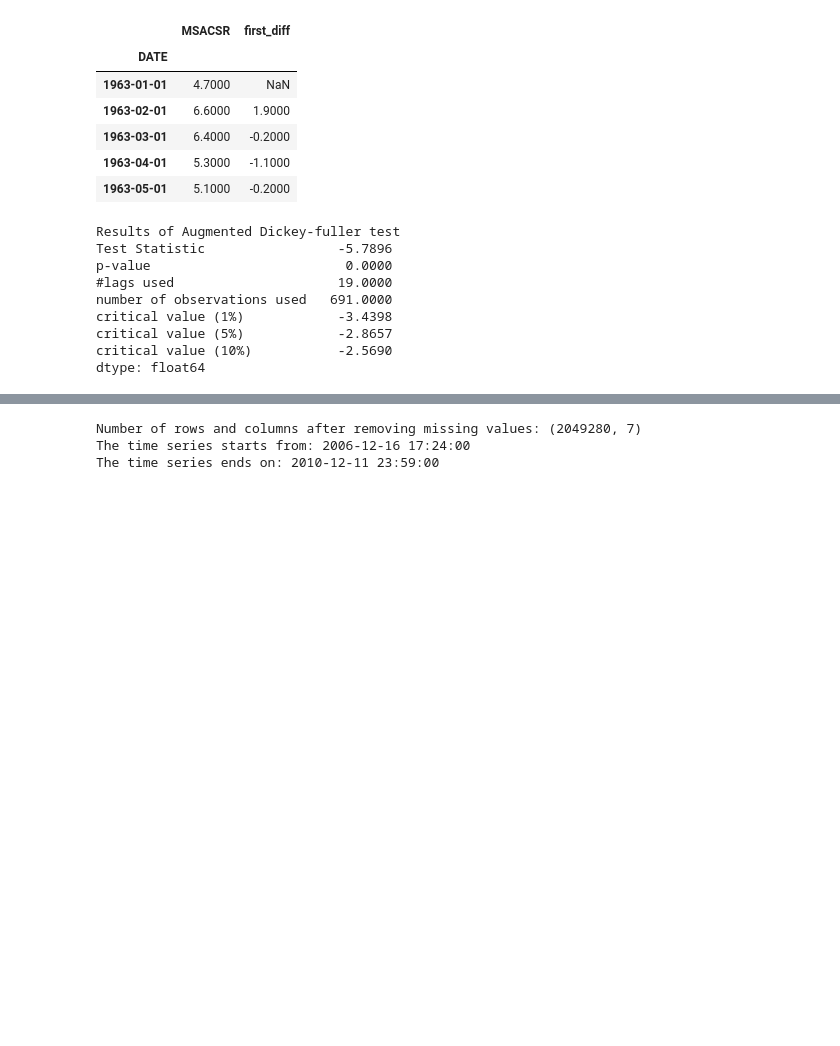
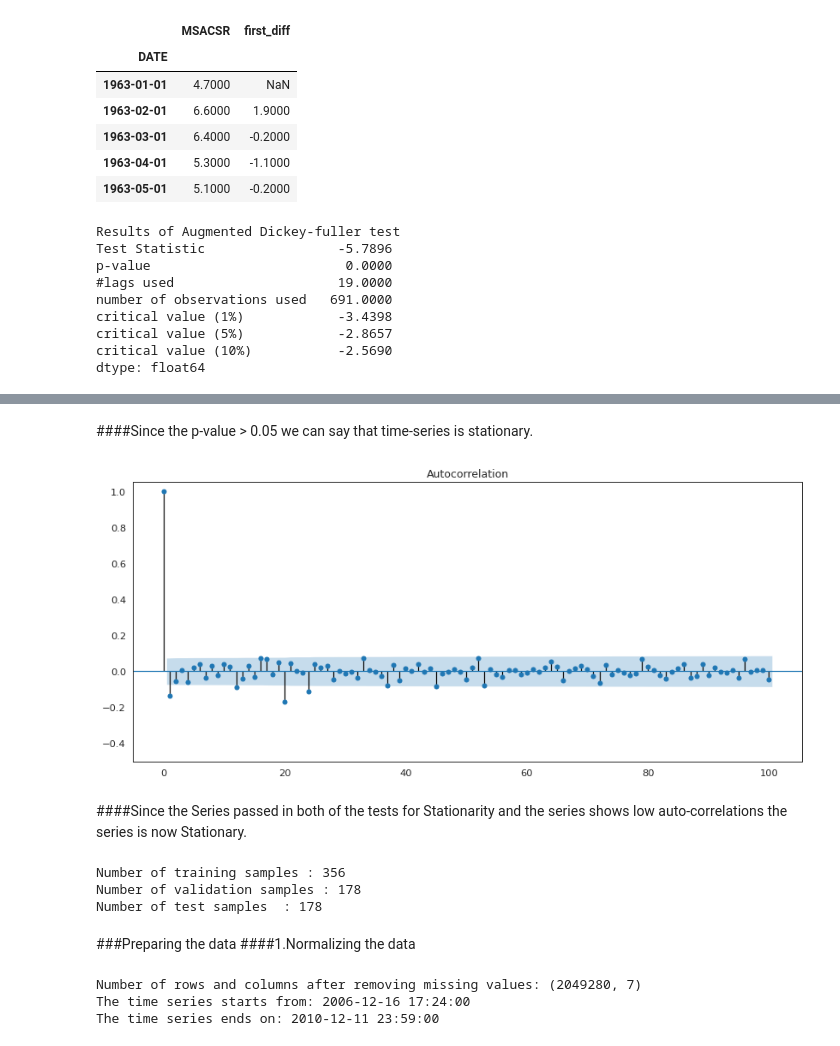
Before and after one commit to Chirag314/Monthly-supply-of-houses-in-US, a Jupyter notebook: Monthly_supply_of_new_house.ipynb, the cells around one changed output, grey strips where cells are left out. Saved outputs shown, nothing was run; the diff lists cells and outputs as text; code cells hidden in the pictures; blank space fills up the shorter version.

```diff
--- a/Monthly_supply_of_new_house.ipynb
+++ b/Monthly_supply_of_new_house.ipynb
@@ -146,0 +169,26 @@ display(HTML(f"<h3>  <b style='color:blue;font-size:22px;'>Inference </b>:<ul><l
+# %% [markdown]
+####Since the p-value > 0.05 we can say that time-series is stationary.
+# %%
+# Check ACF(Autocorrelation)
+fig,ax=plt.subplots(figsize=(14,6))
+plot_acf(df.first_diff.dropna(),ax=ax,lags=100);
+plt.ylim([-0.5,1.05]);
+# %% [output]
+[figure, added]
+# %% [markdown]
+####Since the Series passed in both of the tests for Stationarity and the series shows low auto-correlations the series is now Stationary.
+# %%
+# Splitting train/val/test dataset
+num_train_samples=int(0.5*len(df))
+num_val_samples=int(0.25*len(df))
+num_test_samples=len(df)-num_train_samples-num_val_samples
+print("Number of training samples :",num_train_samples)
+print("Number of validation samples :", num_val_samples)
+print("Number of test samples  :", num_test_samples)
+# %% [output]
+Number of training samples : 356
+Number of validation samples : 178
+Number of test samples  : 178
+# %% [markdown]
+###Preparing the data
+####1.Normalizing the data
```
Also changed, not shown: parts of 5 cells of this notebook.
